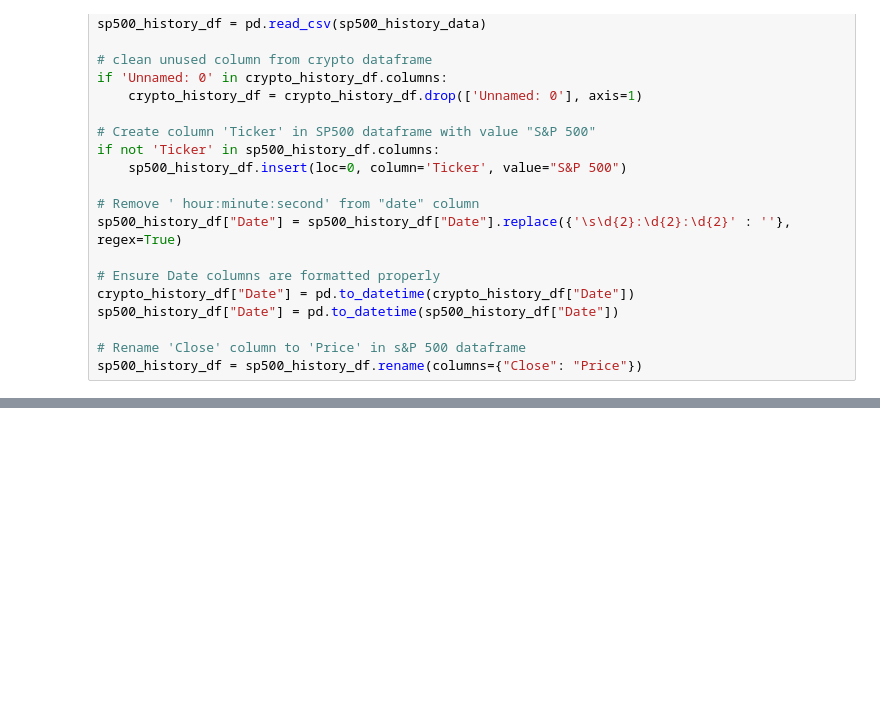
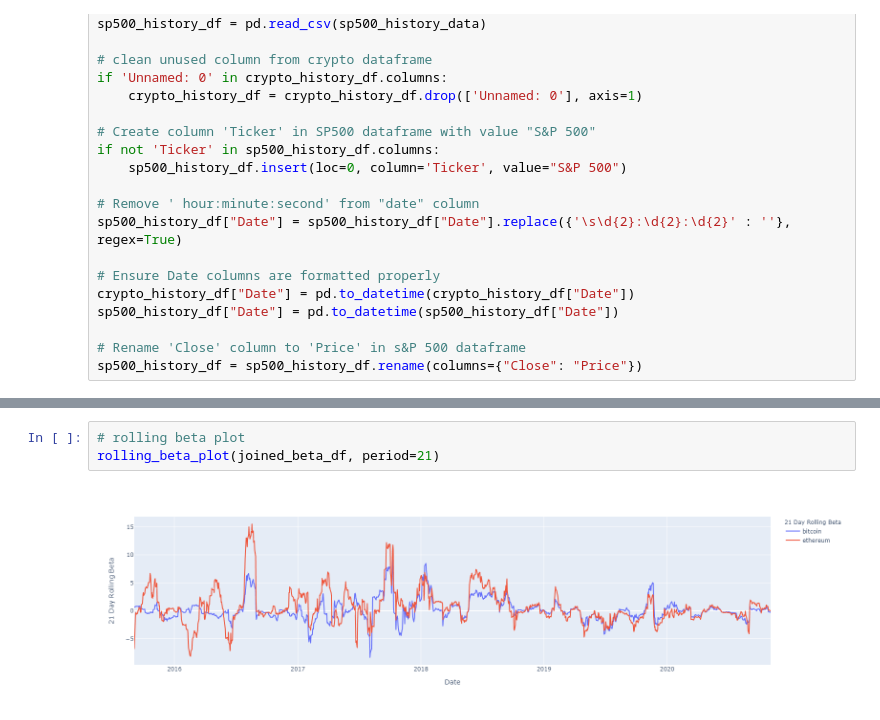
Before and after one commit to sbernard1129/crypto-analysis, a Jupyter notebook: analysis.ipynb, the cells around one changed output, grey strips where cells are left out. Drawn from its saved outputs; the diff is of its cells as text; blank space fills up the shorter version.

```diff
--- a/analysis.ipynb
+++ b/analysis.ipynb
@@ -144,0 +238,5 @@ cumulative_returns_plot(joined_cumulative_returns_df)
+# %%
+# rolling beta plot
+rolling_beta_plot(joined_beta_df, period=21)
+# %% [output]
+[figure, added]
```
Also changed, not shown: parts of 10 cells of this notebook.
